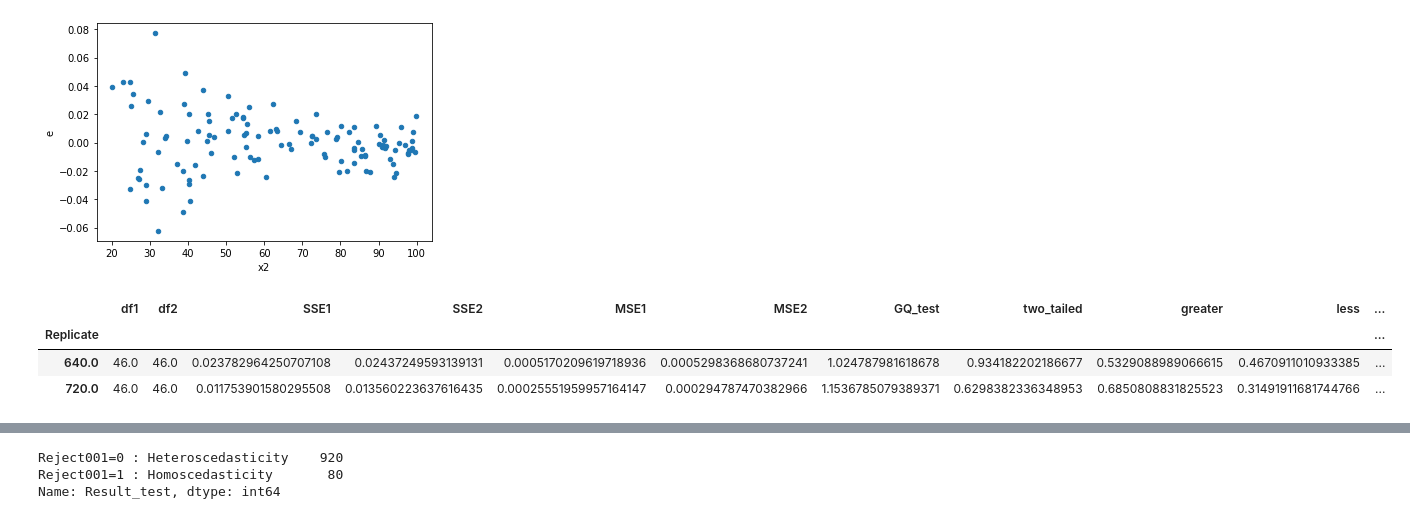
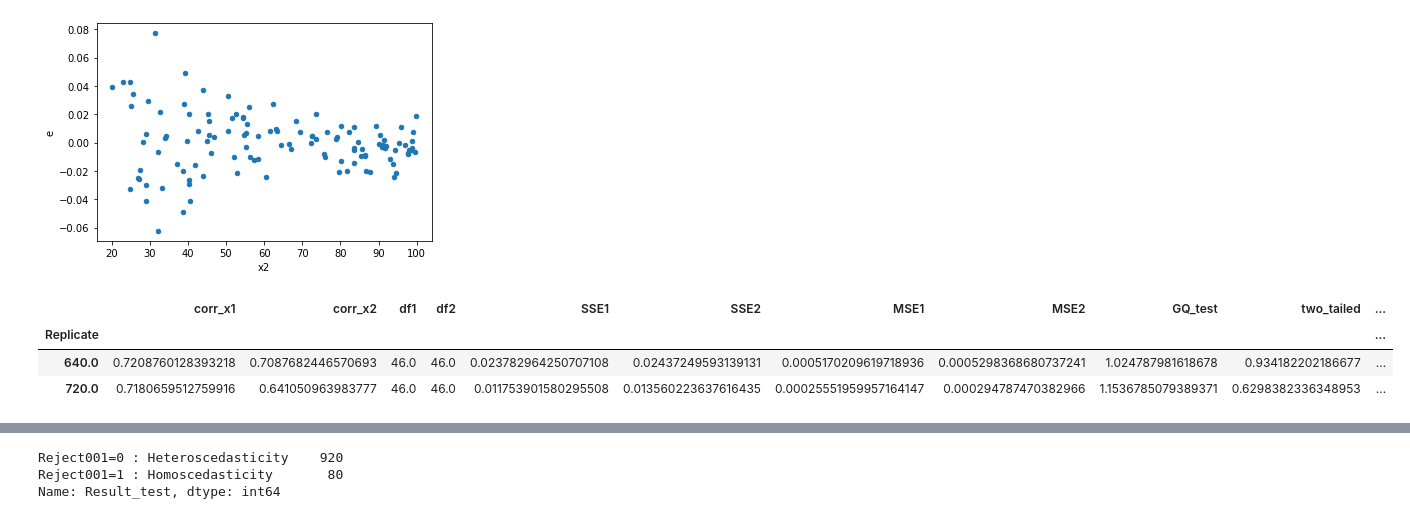
Before and after one commit to iam-fern/Generate_multiplication_2X, a Jupyter notebook: GQtest_data(y_hat)_multi_delta_(_2)_n120_01.ipynb, the cells around one changed output, grey strips where cells are left out. Cells and saved outputs as stored; diff of their text form; code cells hidden in the pictures.

```diff
--- a/GQtest_data(y_hat)_multi_delta_(_2)_n120_01.ipynb
+++ b/GQtest_data(y_hat)_multi_delta_(_2)_n120_01.ipynb
@@ -177,6 +177,12 @@ def get_result(run_replicate, percent_data):
     new_table_sort.reset_index(inplace=True)
     new_table_sort.drop(['index'], axis=1, inplace=True)
 
+    # Correlation between two columns of DataFrame.
+    corr_x1 = new_table['x1'].corr(new_table['Y'])
+    corr_x2 = new_table['x2'].corr(new_table['Y'])
+
+    # Correlation between all the columns of DataFrame.
+    all_corr = new_table.corr()
 
     # แบ่งข้อมูลกลุ่มที่ 1
     table1 = new_table_sort.iloc[:int(percent_data*new_table_sort.shape[0]) , :]
@@ -220,13 +226,15 @@ def get_result(run_replicate, percent_data):
     p_greater = ss.f.cdf(GQ_test, df2, df1)
     p_less = 1.0-ss.f.cdf(GQ_test, df2, df1)
 
-    return df1, df2, SSE1, SSE2, MSE1, MSE2, GQ_test, two_tailed, p_greater, p_less
+    return corr_x1, corr_x2, df1, df2, SSE1, SSE2, MSE1, MSE2, GQ_test, two_tailed, p_greater, p_less
 
 # สร้าง list ของ replicates
 list_replicate=list({i[0] for i in table.index})
 list_replicate.sort()
 
 # สร้าง list เพื่อเก็บค่า ทุกรอบที่ run
+list_corr_x1=[]
+list_corr_x2=[]
 list_df1=[]
 list_df2=[]
 list_SSE1=[]
@@ -243,7 +251,9 @@ percent_data=0.4
 
 # ใช้ for loop สำหรับการ run ทุก replicates
 for run_replicate in list_replicate:
-    df1, df2, SSE1, SSE2, MSE1, MSE2, GQ_test, two_tailed, p_greater, p_less=get_result(run_replicate, percent_data)
+    corr_x1, corr_x2, df1, df2, SSE1, SSE2, MSE1, MSE2, GQ_test, two_tailed, p_greater, p_less=get_result(run_replicate, percent_data)
+    list_corr_x1.append(corr_x1)
+    list_corr_x2.append(corr_x2)
     list_df1.append(df1)
     list_SSE1.append(SSE1)
     list_df2.append(df2)
@@ -257,24 +267,24 @@ for run_replicate in list_replicate:
 # %%
 # สร้างตารางผลลัพธ์
 alpha = 0.01
 pd.set_option('display.max_rows', 1000)
 pd.set_option('display.max_columns', 1000)
 pd.set_option('display.width', 1000)
-result=pd.DataFrame({"Replicate":list_replicate, "df1":list_df1, "df2":list_df2, "SSE1":list_SSE1,
+result=pd.DataFrame({"Replicate":list_replicate, "corr_x1":list_corr_x1, "corr_x2":list_corr_x2, "df1":list_df1, "df2":list_df2, "SSE1":list_SSE1,
                      "SSE2":list_SSE2, "MSE1":list_MSE1, "MSE2":list_MSE2,
                      "GQ_test":list_GQ_test, "two_tailed":list_two_tailed, "greater":list_p_greater, "less":list_p_less})
 result.set_index(['Replicate'], inplace=True)
 result=result[(result["two_tailed"]<=1) & (result["greater"]<=1) & (result["less"]<=1)]
 result["Result_test"]=result["two_tailed"].apply(lambda p_value: 'Reject001=0 : Heteroscedasticity'
                                                  if p_value < alpha else 'Reject001=1 : Homoscedasticity')
 #two_tailed_new_show=two_tailed_new.drop(columns="greater")
 
 result.astype(str)
 # %% [output]
-|  | df1 | df2 | SSE1 | SSE2 | MSE1 | MSE2 | GQ_test | two_tailed | greater | less | ... |
+|  | corr_x1 | corr_x2 | df1 | df2 | SSE1 | SSE2 | MSE1 | MSE2 | GQ_test | two_tailed | ... |
 | Replicate |  |  |  |  |  |  |  |  |  |  | ... |
-| 640.0 | 46.0 | 46.0 | 0.023782964250707108 | 0.02437249593139131 | 0.0005170209619718936 | 0.0005298368680737241 | 1.024787981618678 | 0.934182202186677 | 0.5329088989066615 | 0.4670911010933385 | ... |
-| 720.0 | 46.0 | 46.0 | 0.011753901580295508 | 0.013560223637616435 | 0.00025551959957164147 | 0.000294787470382966 | 1.1536785079389371 | 0.6298382336348953 | 0.6850808831825523 | 0.31491911681744766 | ... |
+| 640.0 | 0.7208760128393218 | 0.7087682446570693 | 46.0 | 46.0 | 0.023782964250707108 | 0.02437249593139131 | 0.0005170209619718936 | 0.0005298368680737241 | 1.024787981618678 | 0.934182202186677 | ... |
+| 720.0 | 0.7180659512759916 | 0.641050963983777 | 46.0 | 46.0 | 0.011753901580295508 | 0.013560223637616435 | 0.00025551959957164147 | 0.000294787470382966 | 1.1536785079389371 | 0.6298382336348953 | ... |
 # %%
 # สร้างตารางผลลัพธ์
 alpha = 0.01
```
Also changed, not shown: parts of 1 cell of this notebook.
